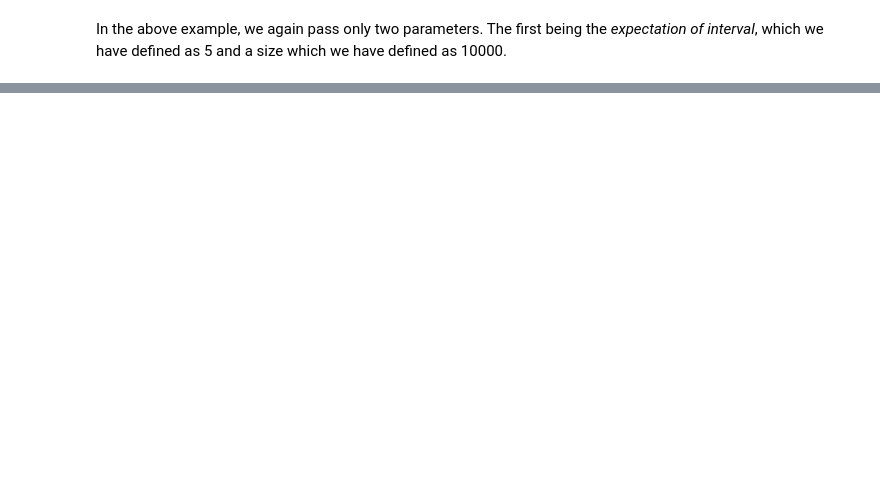
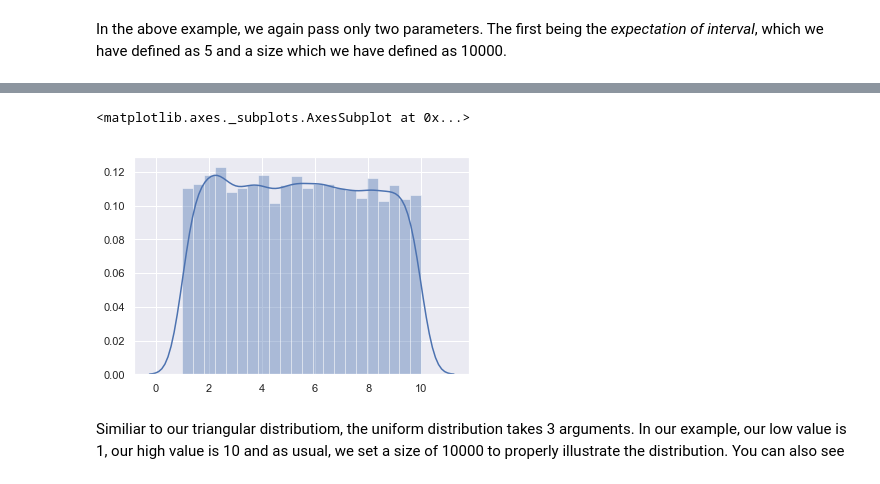
Before and after one commit to EddieEldridge/EmergingTechnologies, a Jupyter notebook: numpy-random.ipynb, the cells around one changed output, grey strips where cells are left out. Cells and saved outputs as stored; diff of their text form; code cells hidden in the pictures; blank space fills up the shorter version.

Commit message:
Finished distributions section

```diff
--- a/numpy-random.ipynb
+++ b/numpy-random.ipynb
@@ -215,0 +222,15 @@ In the above example, we again pass only two parameters. The first being the <i>
+# %%
+import numpy as np
+import matplotlib.pyplot as plt
+import seaborn as sea
+
+sea.set(color_codes=True)
+
+x = np.random.uniform(1, 10, 10000)
+
+sea.distplot(x)
+# %% [output]
+<matplotlib.axes._subplots.AxesSubplot at 0x...>
+[figure, added]
+# %% [markdown]
+Similiar to our triangular distributiom, the uniform distribution takes 3 arguments. In our example, our low value is 1, our high value is 10 and as usual, we set a size of 10000 to properly illustrate the distribution. You can also see
```
Also changed, not shown: parts of 12 cells of this notebook.
